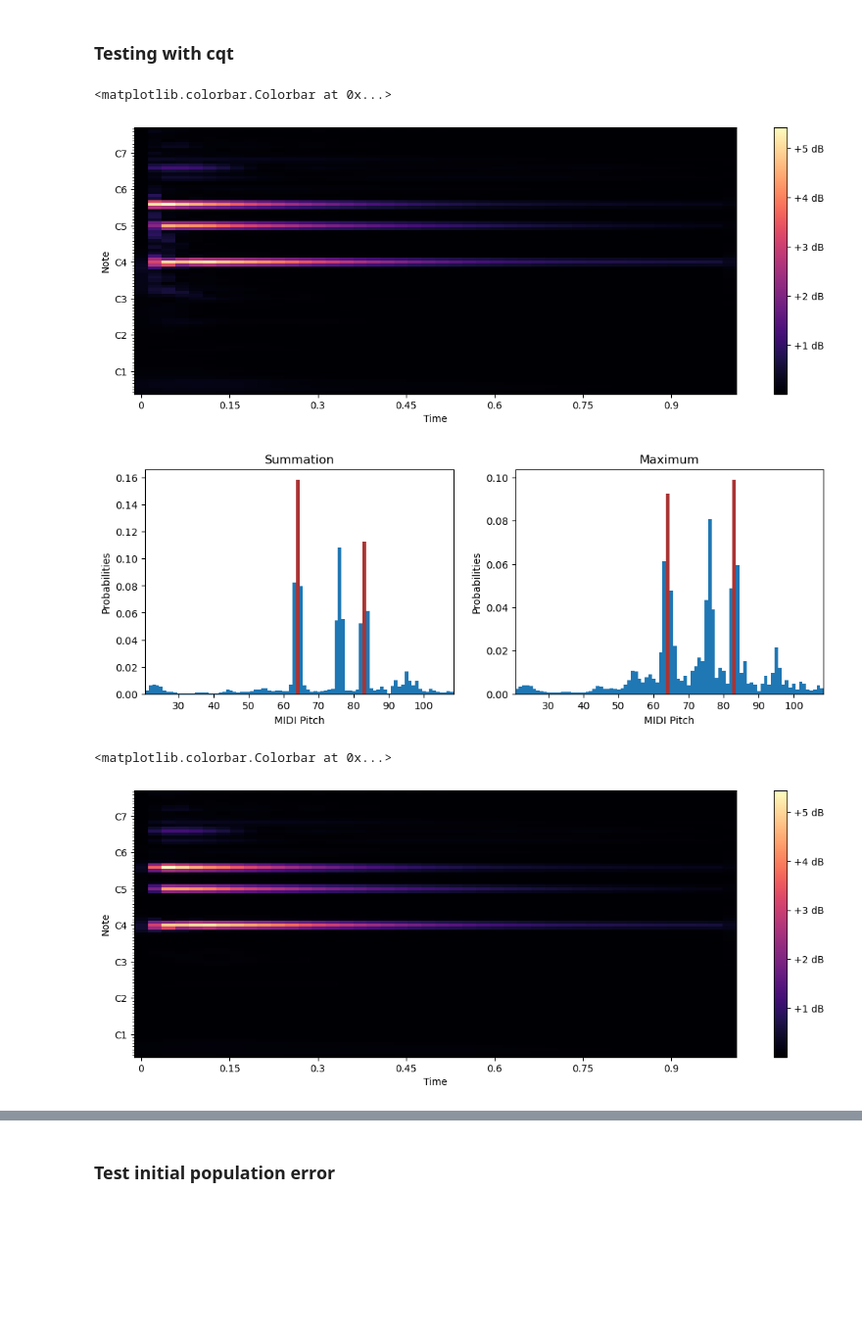
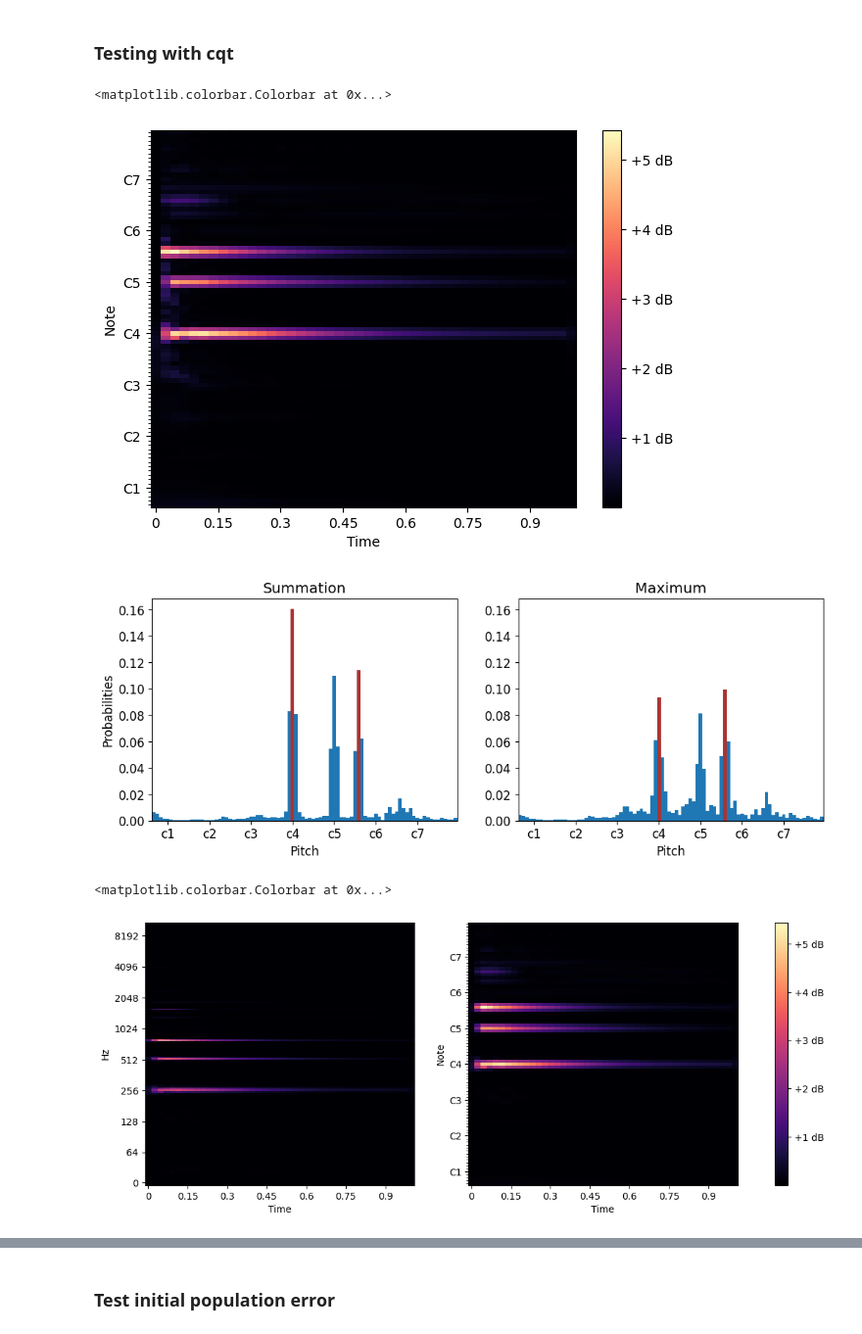
Before and after one commit to jd-rub/MA-thesis, a Jupyter notebook: notebooks/preprocessing_testing.ipynb, the cells around one changed output, grey strips where cells are left out. Shown at 98% size. Drawn from its saved outputs; the diff is of its cells as text; code cells hidden in the pictures; blank space fills up the shorter version.

```diff
--- a/notebooks/preprocessing_testing.ipynb
+++ b/notebooks/preprocessing_testing.ipynb
@@ -16,7 +12,7 @@ x1, sr = librosa.load("./audio/StructuredSamples/Piano/Alicias_Keys/Alicias_Keys
 x2, sr = librosa.load("./audio/StructuredSamples/Piano/Alicias_Keys/Alicias_Keys_079_G5.wav")
 x = x1+x2
 bins_per_octave = 12
-fmin = librosa.note_to_hz("f0")
+fmin = librosa.note_to_hz("g#0")
 cqt = librosa.cqt(x[:sr], sr=sr, n_bins=88, bins_per_octave=bins_per_octave, fmin=fmin)
 # log_cqt = librosa.amplitude_to_db(np.abs(cqt))
 cqt_mag = np.abs(cqt)
@@ -24,45 +20,54 @@ cqt_mag = np.abs(cqt)
 fig, ax = plt.subplots()
 img = librosa.display.specshow(cqt_mag, sr=sr, x_axis='time', y_axis='cqt_note',
                          bins_per_octave=bins_per_octave, fmin=fmin, ax=ax)
+
+
 fig.colorbar(img, ax=ax, format="%+2.f dB")
 # %% [output]
 <matplotlib.colorbar.Colorbar at 0x...>
-[figure, old version]
+[figure, new version]
 # %%
 sums = np.sum(cqt_mag, axis=1)
 probs_sum = sums / np.sum(sums)
-fig, ax = plt.subplots(nrows=1, ncols=2,figsize=(12,4))
+fig, ax = plt.subplots(nrows=1, ncols=2,figsize=(12,4), sharey=True)
 ax[0].bar(x=list(range(21, 21+len(sums))), height=probs_sum, width=1)
-ax[0].patches[43].set_facecolor('#aa3333')
-ax[0].patches[62].set_facecolor('#aa3333')
-ax[0].set_xlabel("MIDI Pitch")
+ax[0].patches[40].set_facecolor('#aa3333')
+ax[0].patches[59].set_facecolor('#aa3333')
+ax[0].set_xlabel("Pitch")
 ax[0].set_ylabel("Probabilities")
 ax[0].set_title("Summation")
+ax[0].set_xticks(np.arange(25, 109, 12))
+ax[0].set_xticklabels(["c1", "c2", "c3", "c4", "c5", "c6", "c7"])
 ax[0].autoscale(enable=True, axis='x', tight=True)
 
 maxes = np.max(cqt_mag, axis=1)
 probs_max = maxes / np.sum(maxes)
 ax[1].bar(x=list(range(21, 21+len(sums))), height=probs_max, width=1)
-ax[1].patches[43].set_facecolor('#aa3333')
-ax[1].patches[62].set_facecolor('#aa3333')
-ax[1].set_xlabel("MIDI Pitch")
-ax[1].set_ylabel("Probabilities")
+ax[1].patches[40].set_facecolor('#aa3333')
+ax[1].patches[59].set_facecolor('#aa3333')
+ax[1].set_xlabel("Pitch")
+#ax[1].set_ylabel("Probabilities")
 ax[1].set_title("Maximum")
+ax[1].set_xticks(np.arange(25, 109, 12))
+ax[1].set_xticklabels(["c1", "c2", "c3", "c4", "c5", "c6", "c7"])
+ax[1].yaxis.set_tick_params(labelbottom=True)
 ax[1].autoscale(enable=True, axis='x', tight=True)
 # %% [output]
-[figure, old version]
+[figure, new version]
 # %%
 y_harm = librosa.effects.harmonic(y=x)
 cqt_harm = librosa.cqt(y_harm[:sr], sr=sr, n_bins=88, bins_per_octave=bins_per_octave, fmin=fmin)
 cqt_harm_magn = np.abs(cqt_harm)
 log_cqt_harm = librosa.amplitude_to_db(np.abs(cqt_harm))
-fig, ax = plt.subplots()
+stft_harm = np.abs(librosa.stft(y_harm[:sr]))
+fig, ax = plt.subplots(ncols=2)
+img = librosa.display.specshow(stft_harm, sr=sr, x_axis='time', y_axis='log', ax=ax[0])
 img = librosa.display.specshow(cqt_harm_magn, sr=sr, x_axis='time', y_axis='cqt_note',
-                         bins_per_octave=bins_per_octave, fmin=fmin, ax=ax)
+                         bins_per_octave=bins_per_octave, fmin=fmin, ax=ax[1])
 fig.colorbar(img, ax=ax, format="%+2.f dB")
 # %% [output]
 <matplotlib.colorbar.Colorbar at 0x...>
-[figure, old version]
+[figure, new version]
 # %%
 sums = np.sum(cqt_harm_magn, axis=1)
 probs_sum = sums / np.sum(sums)
```
Also changed, not shown: parts of 20 cells of this notebook, 7 other files.
